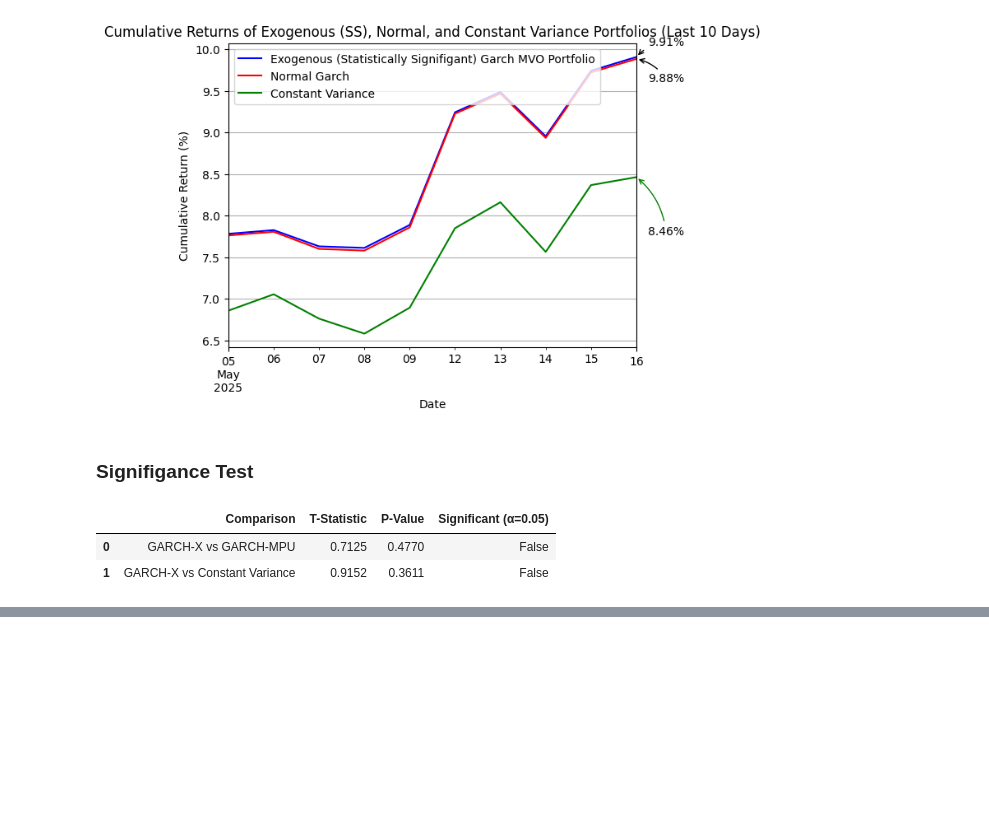
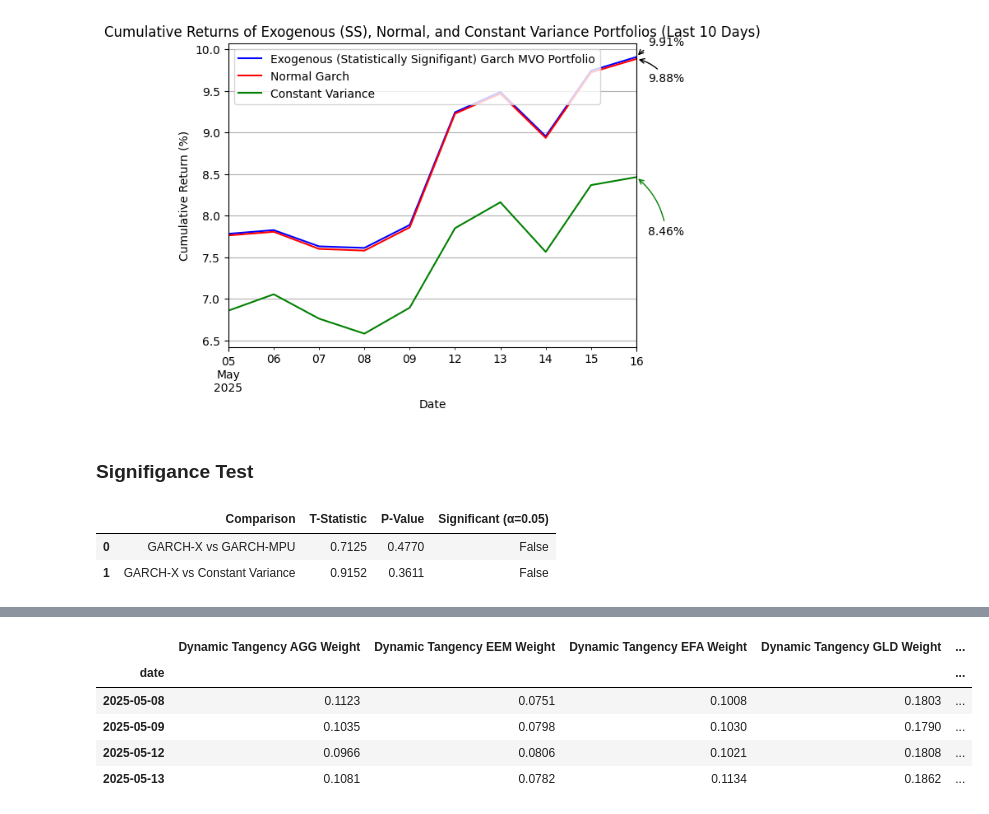
Before and after one commit to Kunj121/MacroFinance_HW2, a Jupyter notebook: project/regressions.ipynb, the cells around one changed output, grey strips where cells are left out. Saved outputs shown, nothing was run; the diff lists cells and outputs as text; code cells hidden in the pictures; blank space fills up the shorter version.

```diff
--- a/project/regressions.ipynb
+++ b/project/regressions.ipynb
@@ -1000,0 +1010,7 @@ results_df
+# %%
+exogenous_MPU_weights = pmh.calc_dynamic_tangency_weights(
+    returns=rets_df,
+    variances=exogenous_MPU_garch,
+    annual_factor=252,
+    cov_regularization=1
+)
@@ -1000,0 +1026,9 @@ results_df
+# %%
+exogenous_MPU_weights.loc['2025-05-08':'2025-05-13']
+# %% [output]
+|  | Dynamic Tangency AGG Weight | Dynamic Tangency EEM Weight | Dynamic Tangency EFA Weight | Dynamic Tangency GLD Weight | ... |
+| date |  |  |  |  | ... |
+| 2025-05-08 | 0.1123 | 0.0751 | 0.1008 | 0.1803 | ... |
+| 2025-05-09 | 0.1035 | 0.0798 | 0.1030 | 0.1790 | ... |
+| 2025-05-12 | 0.0966 | 0.0806 | 0.1021 | 0.1808 | ... |
+| 2025-05-13 | 0.1081 | 0.0782 | 0.1134 | 0.1862 | ... |
```
Also changed, not shown: parts of 4 cells of this notebook.
